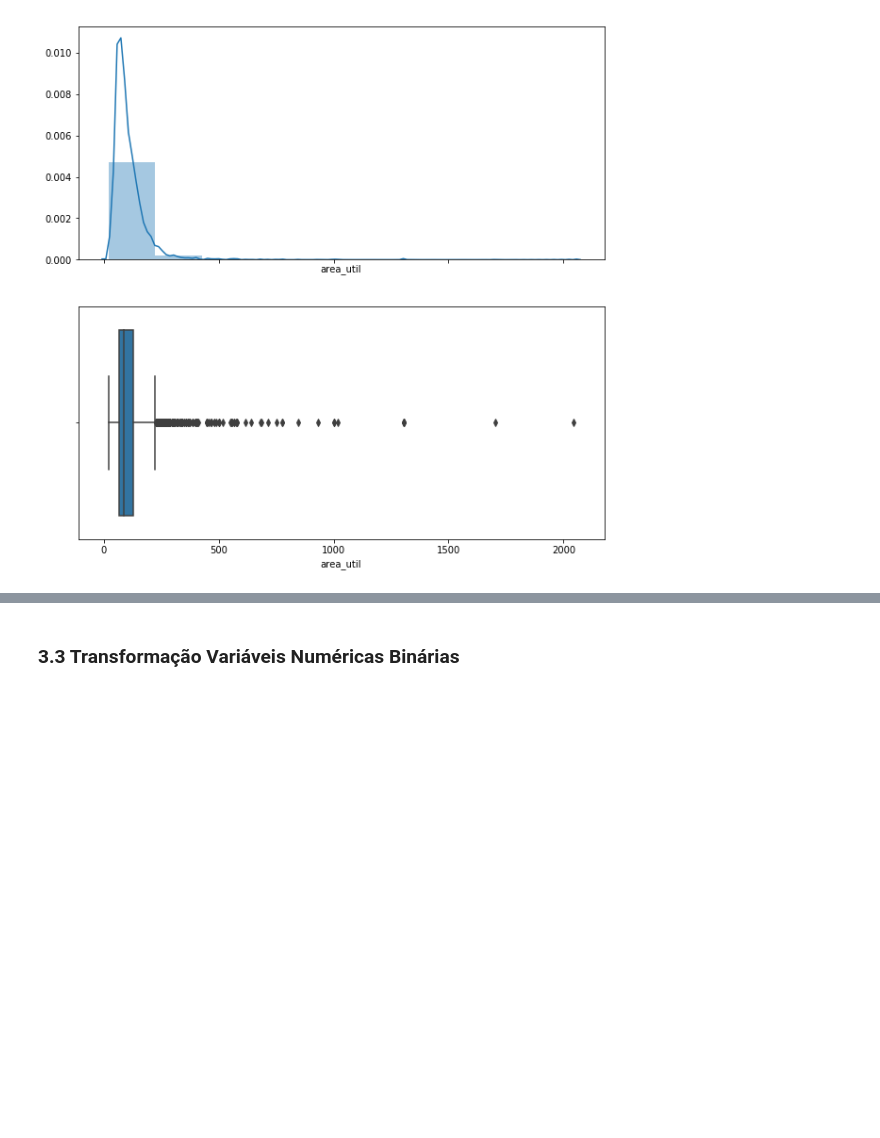
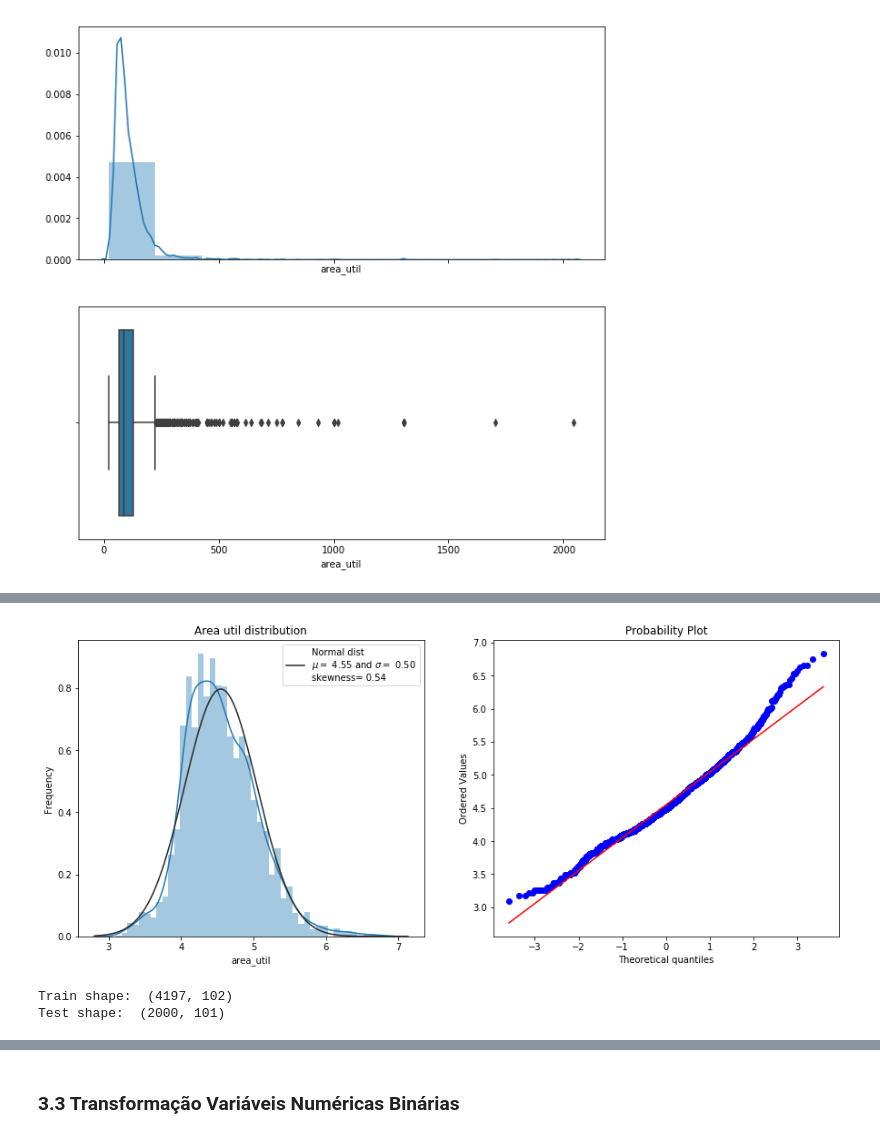
Before and after one commit to guedes-joaofelipe/EEL891-machine-learning, a Jupyter notebook: Previsão preço imóveis.ipynb, the cells around one changed output, grey strips where cells are left out. Cells and saved outputs as stored; diff of their text form; code cells hidden in the pictures; blank space fills up the shorter version.

```diff
--- a/Previsão preço imóveis.ipynb
+++ b/Previsão preço imóveis.ipynb
@@ -232,0 +299,24 @@ sns.boxplot(x = train_set['area_util'], ax = axes[1])
+# %%
+train_set['area_util'] = np.log1p(train_set['area_util'])
+test_set['area_util'] = np.log1p(test_set['area_util'])
+# %%
+fig, axes = plt.subplots(1, 2, figsize=(15, 6))
+sns.distplot(train_set['area_util'], fit = norm, ax = axes[0]);
+
+(mu, sigma) = norm.fit(train_set['area_util'])
+axes[0].legend(['Normal dist \n$\mu=$ {:.2f} and $\sigma=$ {:.2f}\nskewness= {:.2f}'
+                                                .format(mu, sigma, skew(train_set['area_util']))],
+               loc='best')
+axes[0].set_ylabel('Frequency')
+axes[0].set_title('Area util distribution')
+
+res = stats.probplot(train_set['area_util'], plot = axes[1])
+plt.show()
+# %% [output]
+[figure, added]
+# %%
+print ('Train shape: ', train_set.shape)
+print ('Test shape: ', test_set.shape)
+# %% [output]
+Train shape:  (4197, 102)
+Test shape:  (2000, 101)
```
Also changed, not shown: parts of 42 cells of this notebook.
